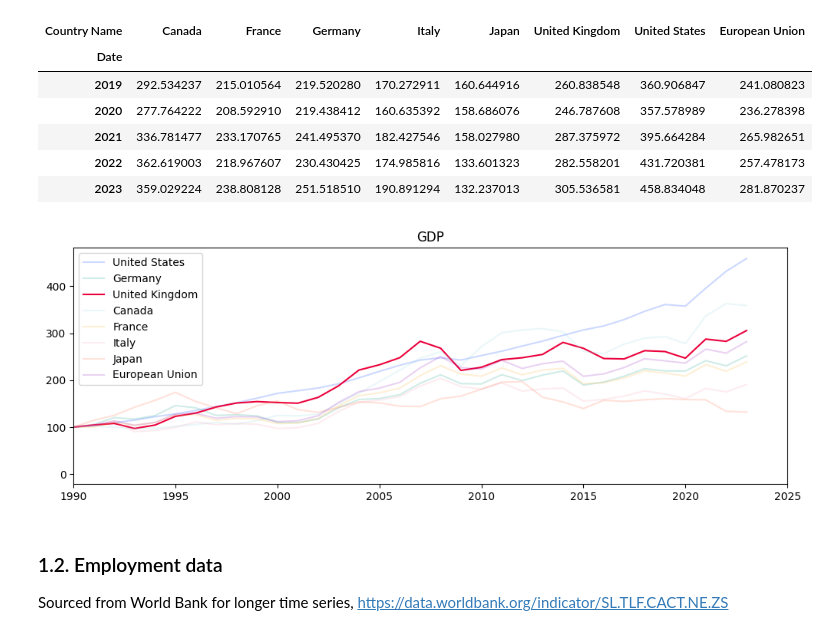
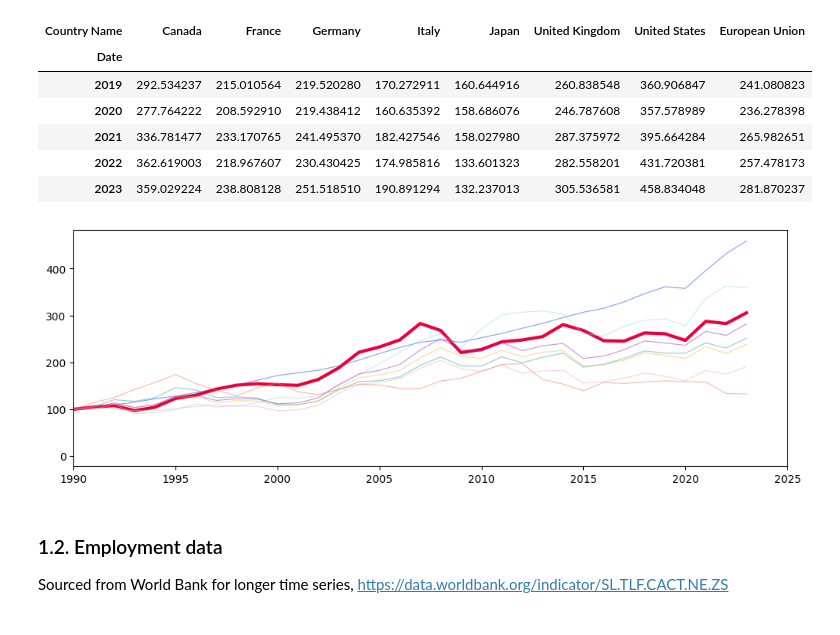
Before and after one commit to gjohl/growingeconomy, a Jupyter notebook: notebooks/presentation_plots.ipynb, the cells around one changed output. Cells and saved outputs as stored; diff of their text form; code cells hidden in the pictures.

Commit message:
Tidy some presentation plots for appendix

```diff
--- a/notebooks/presentation_plots.ipynb
+++ b/notebooks/presentation_plots.ipynb
@@ -46,9 +46,10 @@ def plot_country_timeseries(df, title=None, xlim=(PLOT_START_DATE, PLOT_END_DATE
     fig, ax = plt.subplots(figsize=FIGSIZE, dpi=DPI)
 
     for country, color in COUNTRY_COLOR_MAP.items():
-        alpha = 1 if country=='United Kingdom' else 0.2
+        alpha = 1 if country=='United Kingdom' else 0.5
+        linewidth = 3 if country=='United Kingdom' else 0.8
         if country in df.columns:
-            line = ax.plot(df.index, df[country], label=country, color=color, alpha=alpha)
+            line = ax.plot(df.index, df[country], label=country, color=color, alpha=alpha, linewidth=linewidth)
 
     ax.set_xlim(left=xlim[0], right=xlim[1])
 
@@ -133,12 +134,12 @@ gdp_df[G7_COUNTRIES].tail()
 | 2023 | 359.029224 | 238.808128 | 251.518510 | 190.891294 | 132.237013 | 305.536581 | 458.834048 | 281.870237 |
 # %%
 fig, ax = plot_country_timeseries(gdp_df[G7_COUNTRIES],
-                                  title="GDP",
-                                  legend=True,
+                                #   title="GDP",
+                                #   legend=True,
                                   xlim=(PLOT_START_DATE.year, PLOT_END_DATE.year))
-# fig.savefig(FIGURE_OUTPUT_DIR / "gdp.png", **SAVE_FIG_KWARGS)
+fig.savefig(FIGURE_OUTPUT_DIR / "gdp.png", **SAVE_FIG_KWARGS)
 # %% [output]
-[figure, old version]
+[figure, new version]
 # %% [markdown]
 ### 1.2. Employment data
 Sourced from World Bank for longer time series, https://data.worldbank.org/indicator/SL.TLF.CACT.NE.ZS
```
Also changed, not shown: parts of 10 cells of this notebook, 6 other files.
